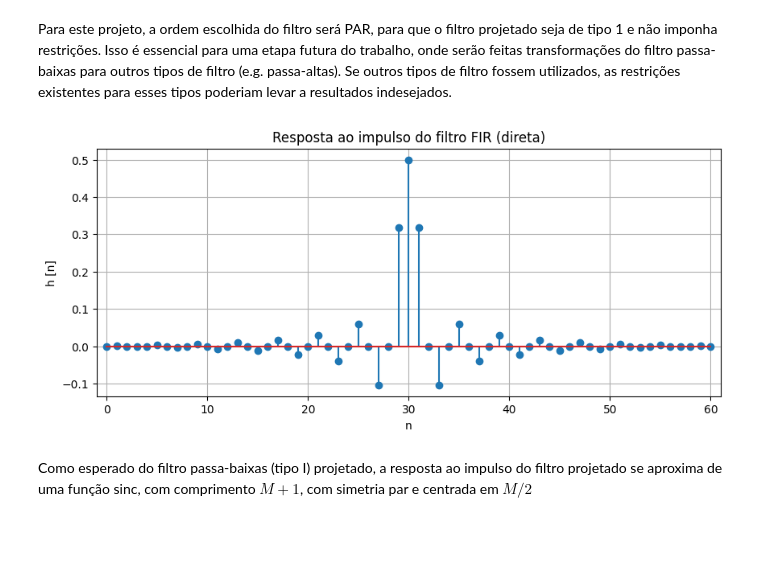
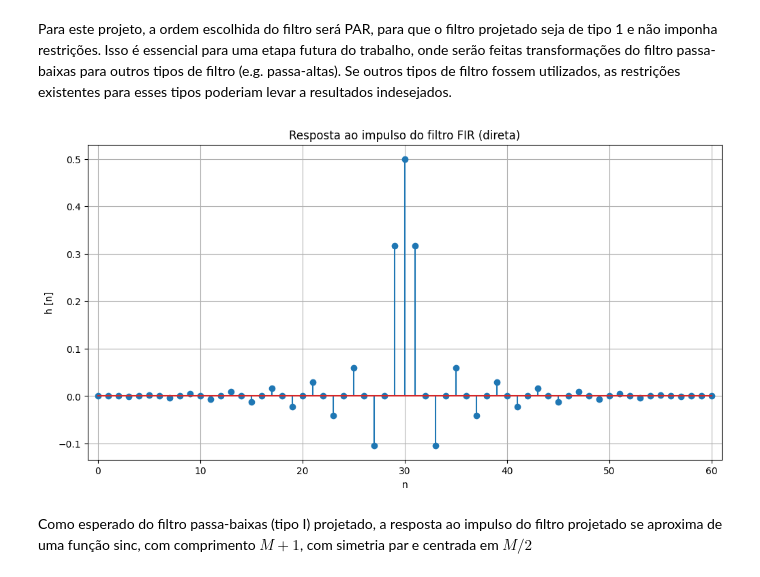
Before and after one commit to miguelmota2301/Butterworth-Bilinear-Filter, a Jupyter notebook: AVA_PDS_RodrigoFreitas_MiguelFeliciano.ipynb, the cells around one changed output. Saved outputs shown, nothing was run; the diff lists cells and outputs as text; code cells hidden in the pictures; blank space fills up the shorter version.

```diff
--- a/AVA_PDS_RodrigoFreitas_MiguelFeliciano.ipynb
+++ b/AVA_PDS_RodrigoFreitas_MiguelFeliciano.ipynb
@@ -68,17 +68,17 @@ from scipy.signal import kaiserord, firwin, freqz, tf2sos, sosfreqz
 import numpy as np  #np.np.pi, log10, abs, arange, where, angle, unwrap, gradient
 import matplotlib.pyplot as plt
 # %%
-w_cutoff = pi / 2                  # Frequência de corte [rad/amostra]
-w_transition = 0.1 * pi            # Região de transição [rad/amostra]
+w_cutoff = np.pi / 2                  # Frequência de corte [rad/amostra]
+w_transition = 0.1 * np.pi            # Região de transição [rad/amostra]
 A = 50                                # Atenuação [dB]
 w_pass = w_cutoff - w_transition/2    # Banda de passagem [rad/amostra]
 w_stop = w_cutoff + w_transition/2    # Banda de rejeição [rad/amostra]
 erro = 0.00316                        # Erro máximo
 
-print(f"Frequência de corte: {w_cutoff/pi}π")
-print(f"Região de transição: {w_transition/pi}π")
-print(f"Banda de passagem: {w_pass/pi}π")
-print(f"Banda de rejeição: {w_stop/pi}π")
+print(f"Frequência de corte: {w_cutoff/np.pi}π")
+print(f"Região de transição: {w_transition/np.pi}π")
+print(f"Banda de passagem: {w_pass/np.pi}π")
+print(f"Banda de rejeição: {w_stop/np.pi}π")
 print(f"Atenuação: {A} dB")
 print(f"Erro máximo: {erro}")
 # %% [output]
@@ -89,7 +89,7 @@ Banda de rejeição: 0.55π
 Atenuação: 50 dB
 Erro máximo: 0.00316
 # %%
-M, beta = kaiserord(A, w_transition / pi) # Calcula a ordem e o beta da janela kaiser
+M, beta = kaiserord(A, w_transition / np.pi) # Calcula a ordem e o beta da janela kaiser
 print(f"Ordem do filtro: {M}")
 print(f"β = {beta}")
 # %% [output]
@@ -104,19 +104,19 @@ Para este projeto, a ordem escolhida do filtro será PAR, para que o filtro proj
 3 - Cutoff precisa ser normalizado
 4 - Por padrão a biblioteca scipy implementa o filtro na forma direta
 '''
-fir_direct = firwin(numtaps=M+1, cutoff=w_cutoff / pi, window=("kaiser", beta), pass_zero="lowpass")
+fir_direct = firwin(numtaps=M+1, cutoff=w_cutoff / np.pi, window=("kaiser", beta), pass_zero="lowpass")
 # %%
-plt.figure(figsize=(10, 4))
-plt.stem(arange(len(fir_direct)), fir_direct)
+plt.figure(figsize=(12, 6))
+plt.stem(np.arange(len(fir_direct)), fir_direct)
 plt.title('Resposta ao impulso do filtro FIR (direta)')
 plt.xlabel('n')
 plt.ylabel('h [n]')
 xlim = [-1, 61]
 plt.xlim(xlim)
 plt.grid(True)
 plt.show()
 # %% [output]
-[figure, old version]
+[figure, new version]
 # %% [markdown]
 Como esperado do filtro passa-baixas (tipo I) projetado, a resposta ao impulso do filtro projetado se aproxima de uma função sinc, com comprimento $M + 1$, com simetria par e centrada em $M/2$
 # %%
```
Also changed, not shown: parts of 18 cells of this notebook.
